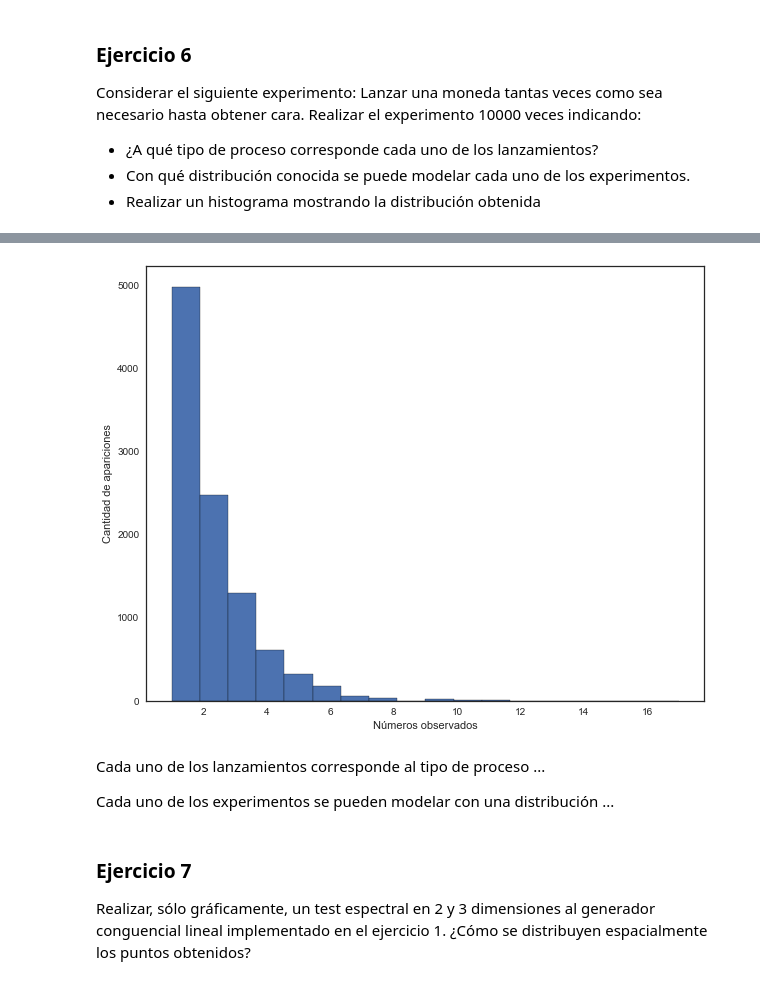
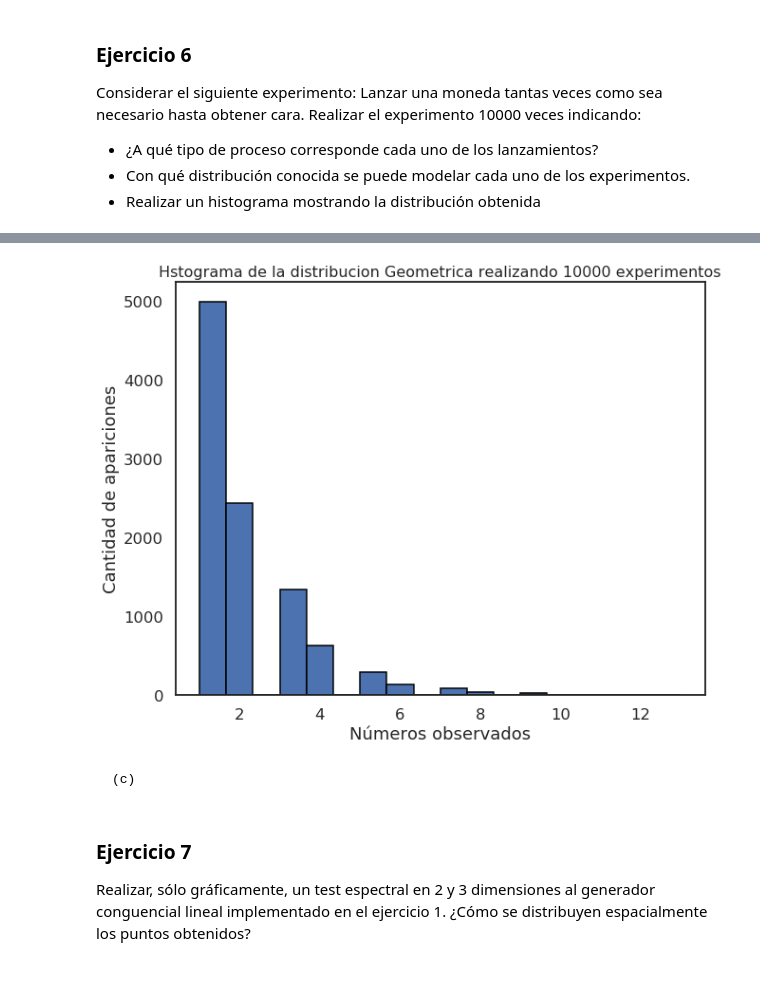
Before and after one commit to victorbravoarroyo/Simulacion, a Jupyter notebook: notebook.ipynb, the cells around one changed output, grey strips where cells are left out. Saved outputs shown, nothing was run; the diff lists cells and outputs as text; code cells hidden in the pictures.

```diff
--- a/notebook.ipynb
+++ b/notebook.ipynb
@@ -312,17 +316,17 @@ nums6 = list()
 for i in range(0,10000):
     nums6.insert(i,np.random.geometric(0.5))
 # %%
+plt.title('Hstograma de la distribucion Geometrica realizando 10000 experimentos',fontsize = 16)
 plt.xlabel('Números observados')
 plt.ylabel('Cantidad de apariciones')
 
-sns.distplot(nums6, kde=False, bins=18, hist_kws={'edgecolor':'black', 'alpha':1})
+sns.distplot(nums6, kde=False, bins=30, hist_kws={'edgecolor':'black', 'alpha':1})
 sns.set(style="white", context="talk")
 # %% [output]
-[figure, old version]
+[figure, new version]
-# %% [markdown]
-Cada uno de los lanzamientos corresponde al tipo de proceso ...
-
-Cada uno de los experimentos se pueden modelar con una distribución ...
+# %% [markdown]
+
+    (c)
 # %% [markdown]
 ### Ejercicio 7
 Realizar, sólo gráficamente, un test espectral en 2 y 3 dimensiones al generador conguencial lineal implementado en el ejercicio 1. ¿Cómo se distribuyen espacialmente los puntos obtenidos?
```
Also changed, not shown: parts of 15 cells of this notebook.
